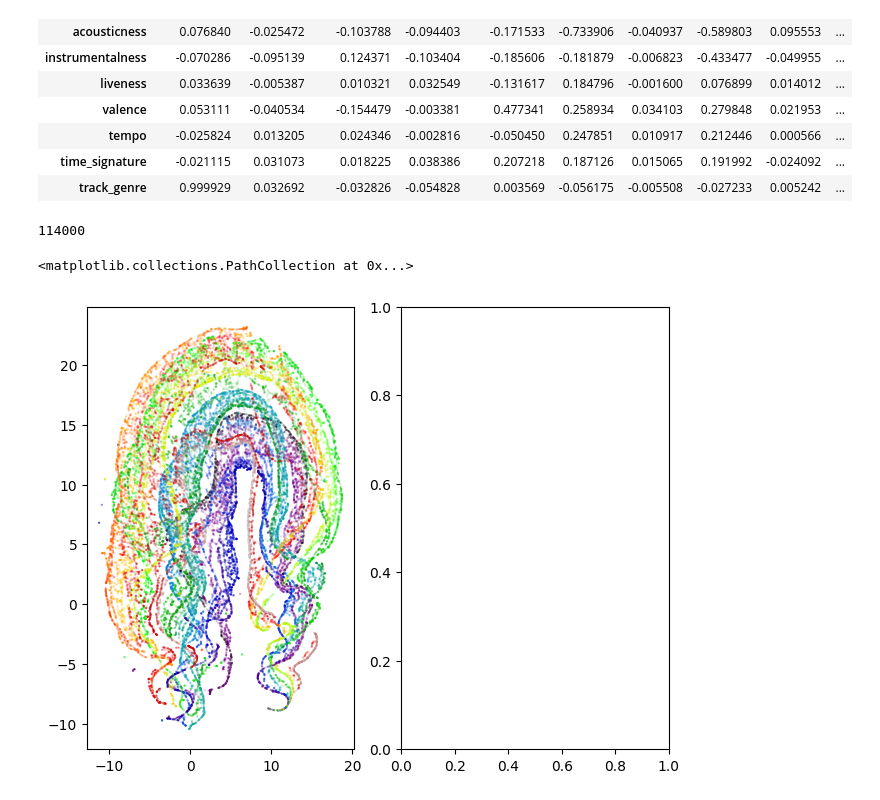
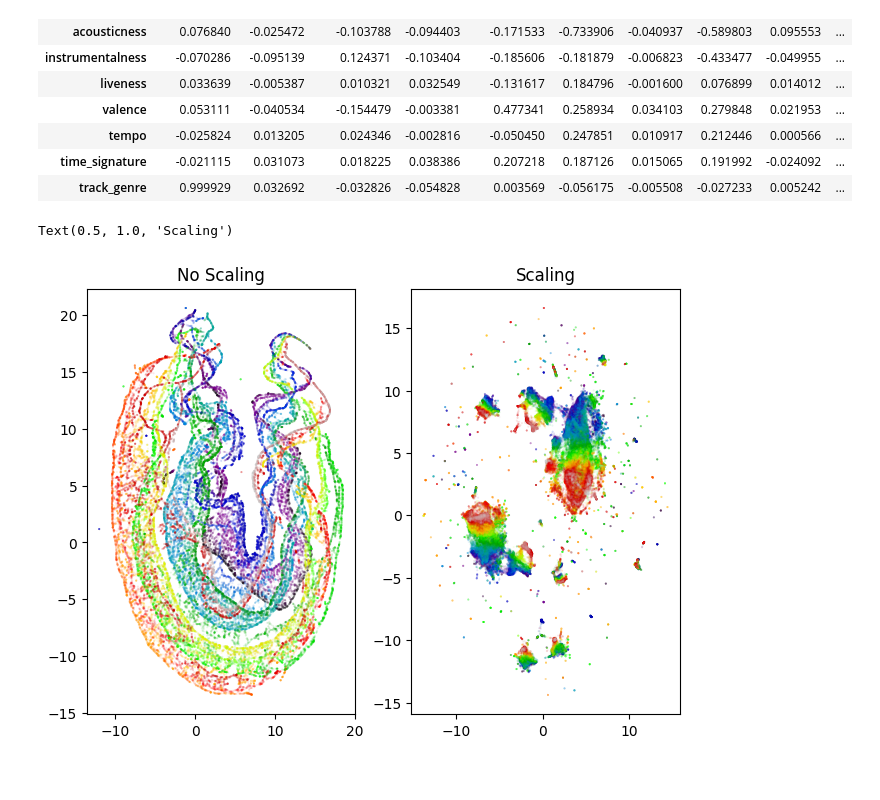
Before and after one commit to joseph-kim-cs/Spotify-Popularity-Prediction-Model, a Jupyter notebook: spotify exploration.ipynb, the cells around one changed output. Saved outputs shown, nothing was run; the diff lists cells and outputs as text; code cells hidden in the pictures.

```diff
--- a/spotify exploration.ipynb
+++ b/spotify exploration.ipynb
@@ -110,11 +116,14 @@ scaler = StandardScaler()
 embedding_unscaled = UMAP.UMAP().fit_transform(numeric_df)
-# %%
-len(embedding_unscaled)
-# %% [output]
-114000
+# %%
+scaler = StandardScaler()
+scaled_data = scaler.fit_transform(numeric_df)
+embedding_scaled = UMAP.UMAP().fit_transform(scaled_data)
 # %%
 fix, axs = plt.subplots(1, 2, constrained_layout=True)
 axs[0].scatter(embedding_unscaled[:, 0], embedding_unscaled[:, 1], s=0.2 ,c=numeric_df['track_genre'], alpha = 0.1, cmap='nipy_spectral')
+axs[0].set_title('No Scaling')
+axs[1].scatter(embedding_scaled[:, 0], embedding_scaled[:, 1], s=0.2, c=numeric_df['track_genre'], alpha = 0.1, cmap='nipy_spectral')
+axs[1].set_title('Scaling')
 # %% [output]
-<matplotlib.collections.PathCollection at 0x...>
+Text(0.5, 1.0, 'Scaling')
-[figure, old version]
+[figure, new version]
```
Also changed, not shown: parts of 6 cells of this notebook.
